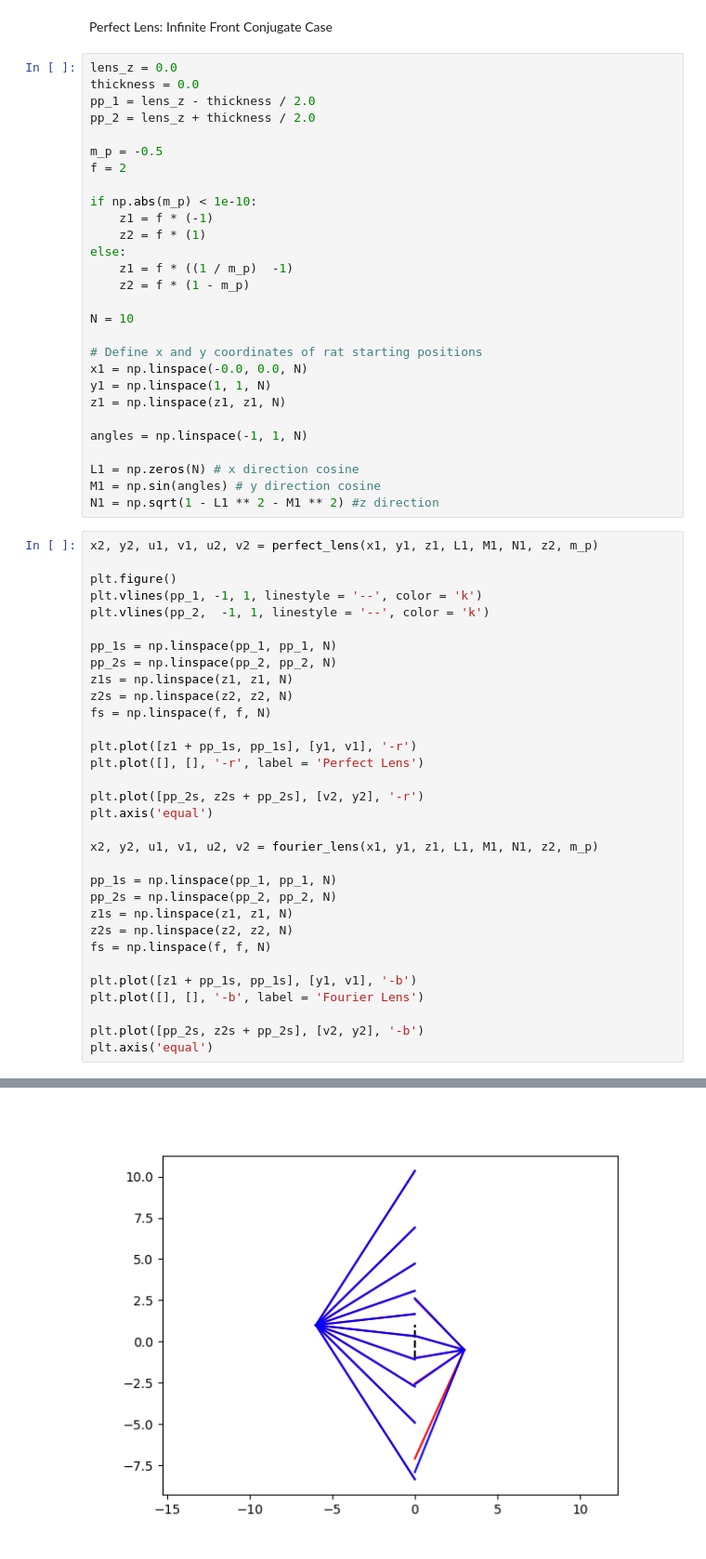
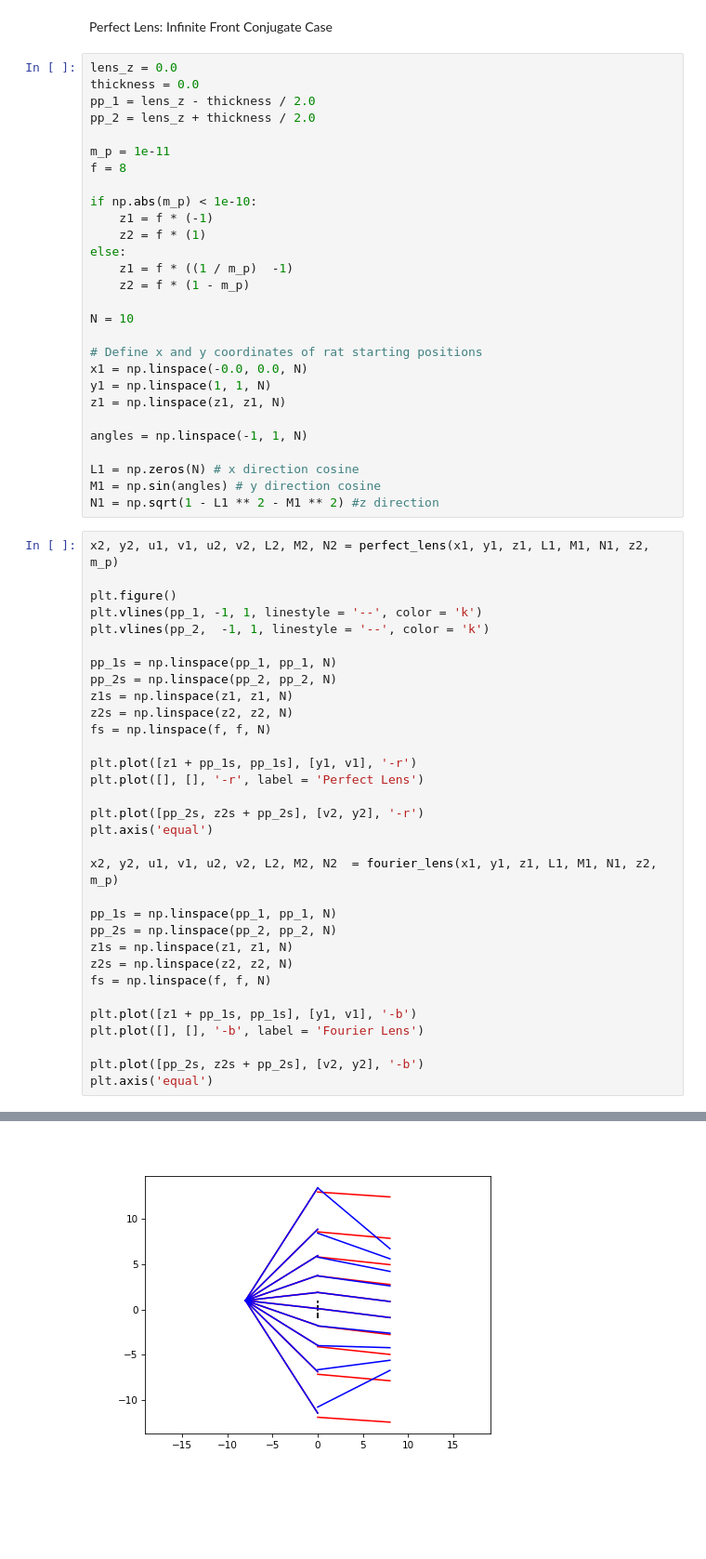
Before and after one commit to DavidLanders95/MonteCarloMS, a Jupyter notebook: lens.ipynb, the cells around one changed output, grey strips where cells are left out. Shown at 93% size. Drawn from its saved outputs; the diff is of its cells as text; blank space fills up the shorter version.

```diff
--- a/lens.ipynb
+++ b/lens.ipynb
@@ -240,8 +219,8 @@ thickness = 0.0
 pp_1 = lens_z - thickness / 2.0
 pp_2 = lens_z + thickness / 2.0
 
-m_p = -0.5
-f = 2
+m_p = 1e-11
+f = 8
 
 if np.abs(m_p) < 1e-10:
     z1 = f * (-1)
@@ -263,7 +242,7 @@ L1 = np.zeros(N) # x direction cosine
 M1 = np.sin(angles) # y direction cosine
 N1 = np.sqrt(1 - L1 ** 2 - M1 ** 2) #z direction
 # %%
-x2, y2, u1, v1, u2, v2 = perfect_lens(x1, y1, z1, L1, M1, N1, z2, m_p)
+x2, y2, u1, v1, u2, v2, L2, M2, N2 = perfect_lens(x1, y1, z1, L1, M1, N1, z2, m_p)
 
 plt.figure()
 plt.vlines(pp_1, -1, 1, linestyle = '--', color = 'k')
@@ -281,7 +260,7 @@ plt.plot([], [], '-r', label = 'Perfect Lens')
 plt.plot([pp_2s, z2s + pp_2s], [v2, y2], '-r')
 plt.axis('equal')
 
-x2, y2, u1, v1, u2, v2 = fourier_lens(x1, y1, z1, L1, M1, N1, z2, m_p)
+x2, y2, u1, v1, u2, v2, L2, M2, N2  = fourier_lens(x1, y1, z1, L1, M1, N1, z2, m_p)
 
 pp_1s = np.linspace(pp_1, pp_1, N)
 pp_2s = np.linspace(pp_2, pp_2, N)
@@ -299 +278 @@ plt.axis('equal')
-[figure, old version]
+[figure, new version]
```
Also changed, not shown: parts of 14 cells of this notebook.
